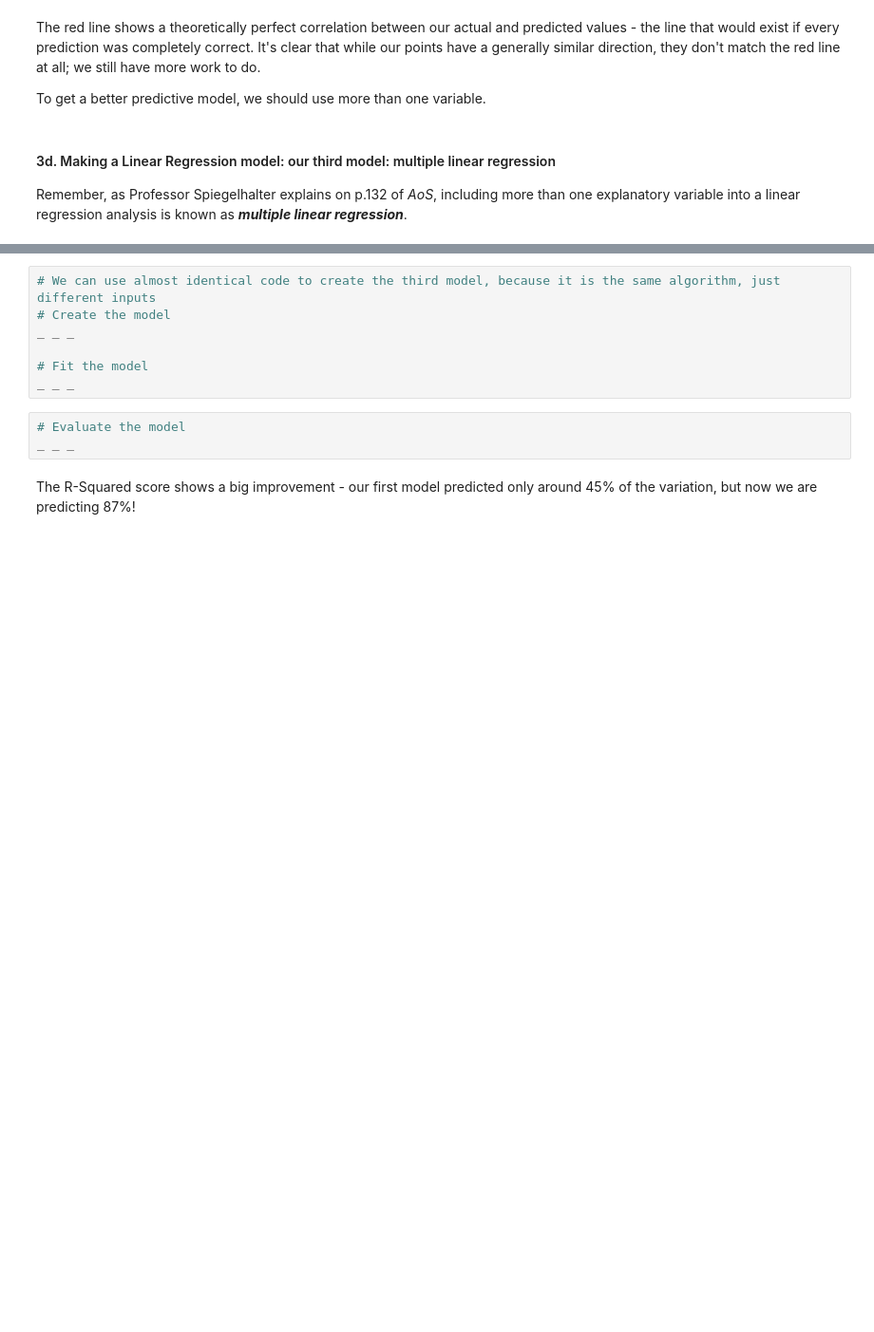
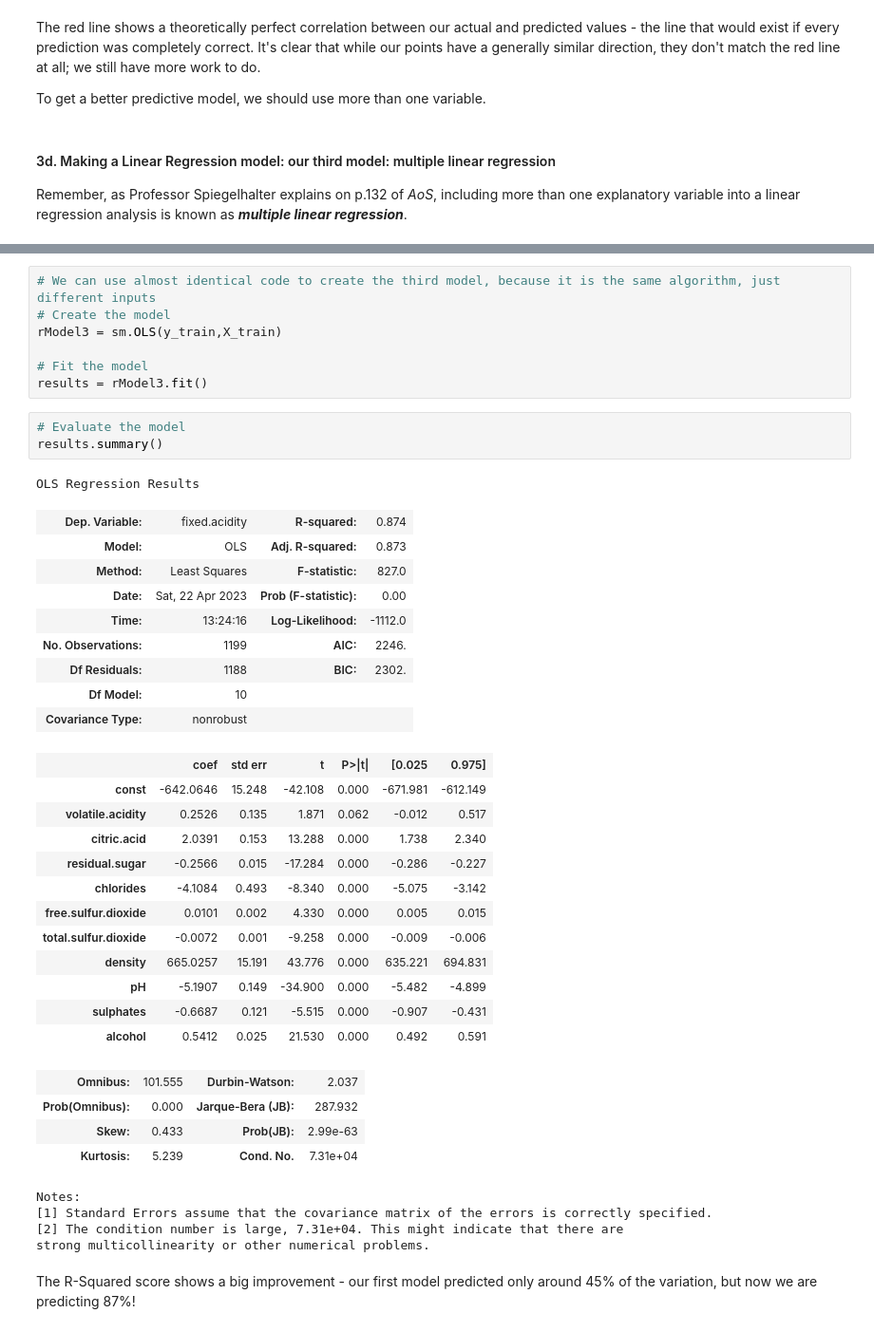
Before and after one commit to MsEM11/Linear_Regression_Case_Study, a Jupyter notebook: Springboard Regression Case Study - the Red Wine Dataset - Tier 3.ipynb, the cells around one changed output, grey strips where cells are left out. Shown at 95% size. Saved outputs shown, nothing was run; the diff lists cells and outputs as text; blank space fills up the shorter version.

```diff
--- a/Springboard Regression Case Study - the Red Wine Dataset - Tier 3.ipynb
+++ b/Springboard Regression Case Study - the Red Wine Dataset - Tier 3.ipynb
@@ -422,13 +423,44 @@ _ _ _
 # %%
 # We can use almost identical code to create the third model, because it is the same algorithm, just different inputs
 # Create the model
-_ _ _
+rModel3 = sm.OLS(y_train,X_train)
 
 # Fit the model
-_ _ _
+results = rModel3.fit()
 # %%
 # Evaluate the model
-_ _ _
+results.summary()
+# %% [output]
+OLS Regression Results
+| Dep. Variable: | fixed.acidity | R-squared: | 0.874 |
+| Model: | OLS | Adj. R-squared: | 0.873 |
+| Method: | Least Squares | F-statistic: | 827.0 |
+| Date: | Sat, 22 Apr 2023 | Prob (F-statistic): | 0.00 |
+| Time: | 13:24:16 | Log-Likelihood: | -1112.0 |
+| No. Observations: | 1199 | AIC: | 2246. |
+| Df Residuals: | 1188 | BIC: | 2302. |
+| Df Model: | 10 |  |  |
+| Covariance Type: | nonrobust |  |  |
+|  | coef | std err | t | P>|t| | [0.025 | 0.975] |
+| const | -642.0646 | 15.248 | -42.108 | 0.000 | -671.981 | -612.149 |
+| volatile.acidity | 0.2526 | 0.135 | 1.871 | 0.062 | -0.012 | 0.517 |
+| citric.acid | 2.0391 | 0.153 | 13.288 | 0.000 | 1.738 | 2.340 |
+| residual.sugar | -0.2566 | 0.015 | -17.284 | 0.000 | -0.286 | -0.227 |
+| chlorides | -4.1084 | 0.493 | -8.340 | 0.000 | -5.075 | -3.142 |
+| free.sulfur.dioxide | 0.0101 | 0.002 | 4.330 | 0.000 | 0.005 | 0.015 |
+| total.sulfur.dioxide | -0.0072 | 0.001 | -9.258 | 0.000 | -0.009 | -0.006 |
+| density | 665.0257 | 15.191 | 43.776 | 0.000 | 635.221 | 694.831 |
+| pH | -5.1907 | 0.149 | -34.900 | 0.000 | -5.482 | -4.899 |
+| sulphates | -0.6687 | 0.121 | -5.515 | 0.000 | -0.907 | -0.431 |
+| alcohol | 0.5412 | 0.025 | 21.530 | 0.000 | 0.492 | 0.591 |
+| Omnibus: | 101.555 | Durbin-Watson: | 2.037 |
+| Prob(Omnibus): | 0.000 | Jarque-Bera (JB): | 287.932 |
+| Skew: | 0.433 | Prob(JB): | 2.99e-63 |
+| Kurtosis: | 5.239 | Cond. No. | 7.31e+04 |
+Notes:
+[1] Standard Errors assume that the covariance matrix of the errors is correctly specified.
+[2] The condition number is large, 7.31e+04. This might indicate that there are
+strong multicollinearity or other numerical problems.
 # %% [markdown]
 The R-Squared score shows a big improvement - our first model predicted only around 45% of the variation, but now we are predicting 87%!
 # %%
```
Also changed, not shown: parts of 14 cells of this notebook.
